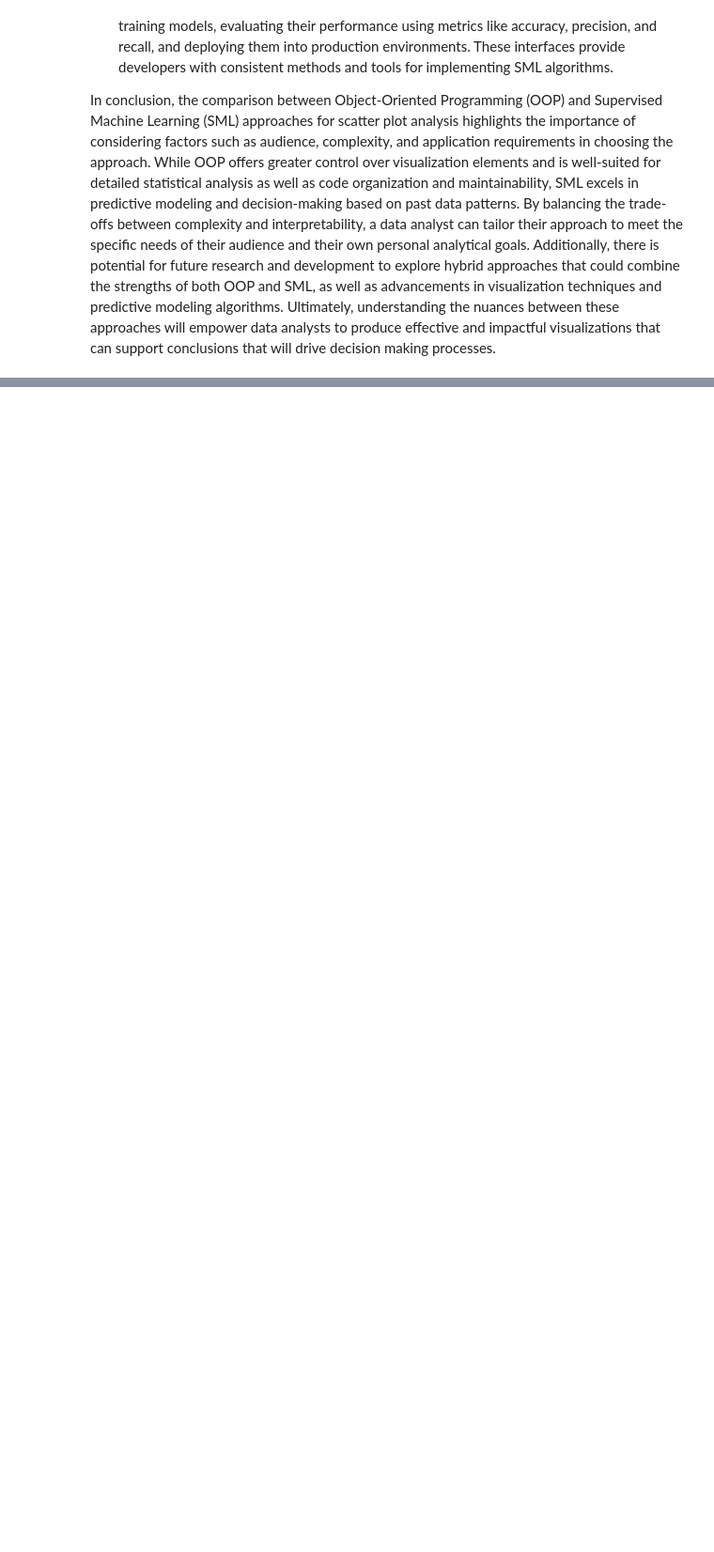
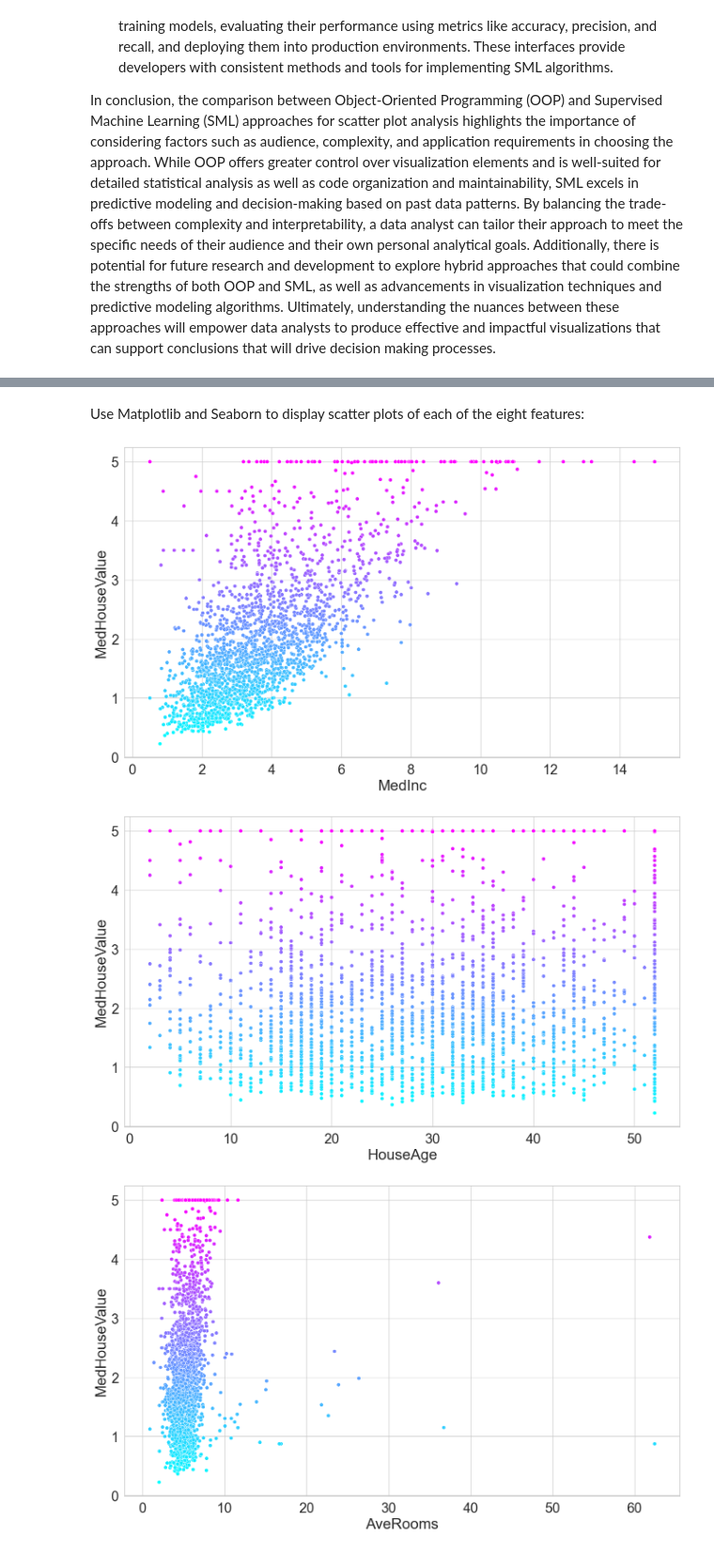
Before and after one commit to dgraves4/datafun-07-ml, a Jupyter notebook: dgraves_ml.ipynb, the cells around one changed output, grey strips where cells are left out. Shown at 94% size. Cells and saved outputs as stored; diff of their text form; code cells hidden in the pictures; blank space fills up the shorter version.

Commit message:
Add part 5 code and visuals

```diff
--- a/dgraves_ml.ipynb
+++ b/dgraves_ml.ipynb
@@ -316,0 +323,5 @@ In conclusion, the comparison between Object-Oriented Programming (OOP) and Supe
+# %%
+# Import and Load the dataset
+from sklearn.datasets import fetch_california_housing
+
+california = fetch_california_housing()
@@ -316,0 +384,7 @@ In conclusion, the comparison between Object-Oriented Programming (OOP) and Supe
+# %%
+# Create initial DataFrame using california.data and with columns specified by california.featurenames
+california_df = pd.DataFrame(california.data,
+                              columns=california.feature_names)
+# %%
+# Add a column for the median house values stored in california.target
+california_df['MedHouseValue'] = pd.Series(california.target)
@@ -316,0 +420,20 @@ In conclusion, the comparison between Object-Oriented Programming (OOP) and Supe
+# %%
+# Use sample DataFrame method to randomly select 10% of total samples and seed random number generator
+sample_df = california_df.sample(frac=0.1, random_state=17)
+# %% [markdown]
+Use Matplotlib and Seaborn to display scatter plots of each of the eight features:
+# %%
+# Use Seaborn function set to scale fonts to two times default size and set style
+sns.set(font_scale=2)
+sns.set_style('whitegrid')
+
+# Display scatterplots in separate window showing median home value along the y-axis and each feature on the x-axis
+for feature in california.feature_names:
+     plt.figure(figsize=(16, 9))
+     sns.scatterplot(data=sample_df, x=feature,
+                     y='MedHouseValue', hue='MedHouseValue',
+                     palette='cool', legend=False)
+# %% [output]
+[figure, added]
+[figure, added]
+[figure, added]
```
Also changed, not shown: parts of 40 cells of this notebook.
